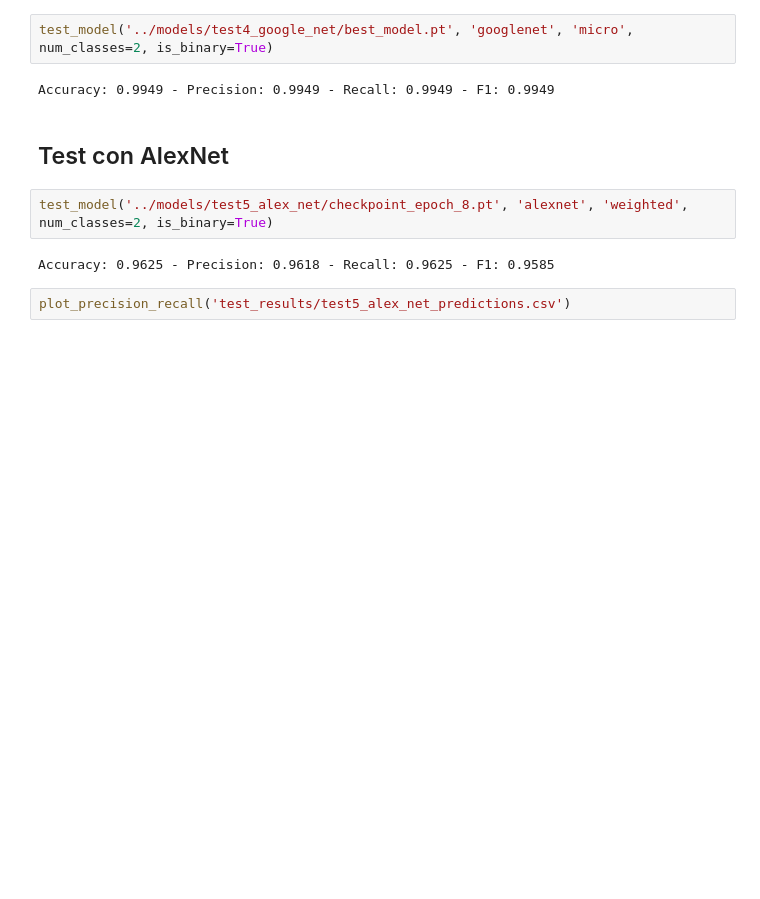
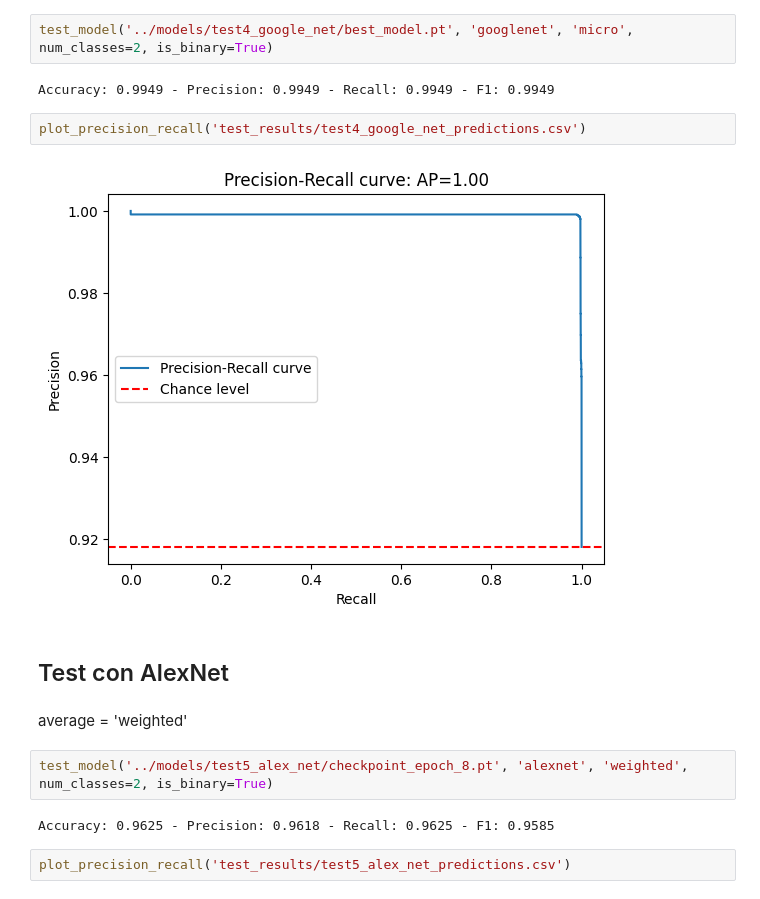
Before and after one commit to frenkmadda/UnderwaterSoundsClassification, a Jupyter notebook: testing/testBinary.ipynb, the cells around one changed output. Saved outputs shown, nothing was run; the diff lists cells and outputs as text; blank space fills up the shorter version.

```diff
--- a/testing/testBinary.ipynb
+++ b/testing/testBinary.ipynb
@@ -25,8 +39,14 @@ Accuracy: 0.9960 - Precision: 0.9899 - Recall: 0.9836 - F1: 0.9867
 test_model('../models/test4_google_net/best_model.pt', 'googlenet', 'micro', num_classes=2, is_binary=True)
 # %% [output]
 Accuracy: 0.9949 - Precision: 0.9949 - Recall: 0.9949 - F1: 0.9949
+# %%
+plot_precision_recall('test_results/test4_google_net_predictions.csv')
+# %% [output]
+[figure, added]
 # %% [markdown]
 ## Test con AlexNet
+# %% [markdown]
+average = 'weighted'
 # %%
 test_model('../models/test5_alex_net/checkpoint_epoch_8.pt', 'alexnet', 'weighted', num_classes=2, is_binary=True)
 # %% [output]
```
Also changed, not shown: parts of 11 cells of this notebook, 24 other files.
